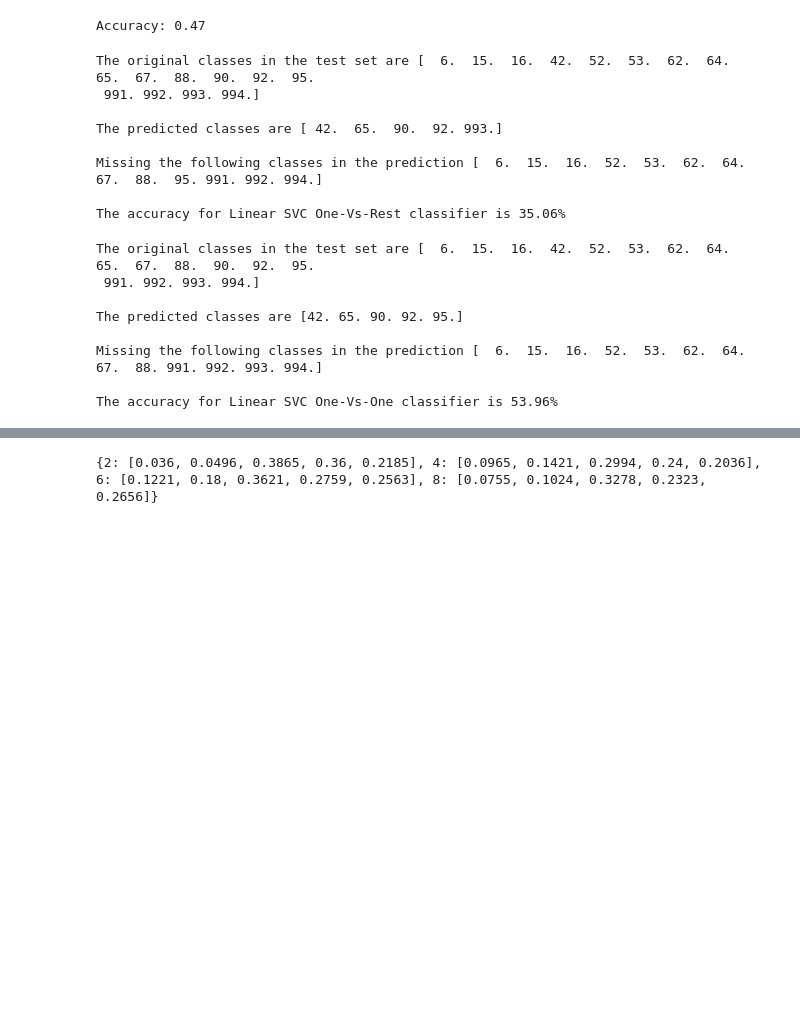
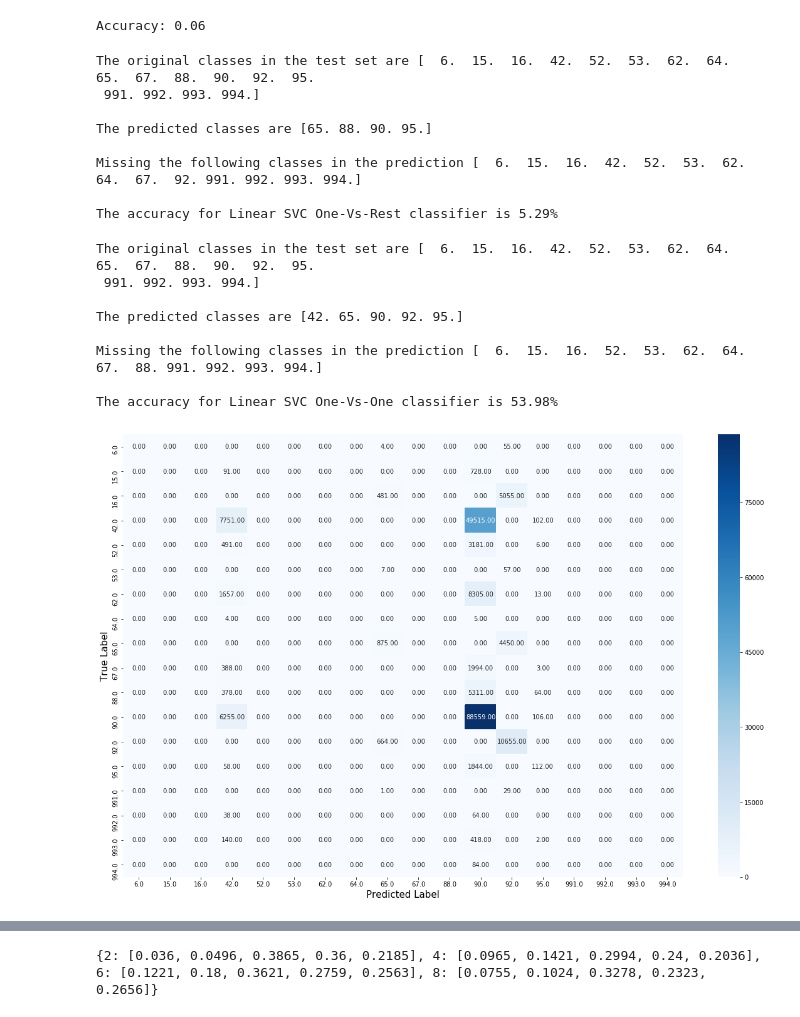
Before and after one commit to neerajkulk/ml_finalproj, a Jupyter notebook: Abdul_SVM.ipynb, the cells around one changed output, grey strips where cells are left out. Drawn from its saved outputs; the diff is of its cells as text; code cells hidden in the pictures; blank space fills up the shorter version.

```diff
--- a/Abdul_SVM.ipynb
+++ b/Abdul_SVM.ipynb
@@ -44,3 +47,36 @@ y_test = dataframes_test_metadata[300000:500000,[10]]
 # Use some of the test data as training
 y = np.append(y,dataframes_test_metadata[:300000,[10]],0)
 X = np.append(X,np.nan_to_num(dataframes_test_metadata[:300000,:9]),0)
+# %%
+# Build a reasonably balanced and small dataset
+new_X_train = []
+new_y_train = []
+new_X_test = []
+new_y_test = []
+classes = np.unique(y)
+for i in classes:
+    counter = 0
+    random_value = np.random.randint(1000, 1500, size=(1,))
+    for j in range(len(X)):
+        if(i == y[j]):
+            new_X_train.append(X[j])
+            new_y_train.append(y[j])
+            counter += 1
+        if(counter == random_value[0]):
+            break
+
+for i in classes:
+    counter = 0
+    random_value = np.random.randint(500, 1000, size=(1,))
+    for j in range(len(X_test)):
+        if(i == y_test[j]):
+            new_X_test.append(X_test[j])
+            new_y_test.append(y_test[j])
+            counter += 1
+        if(counter == random_value[0]):
+            break
+
+X = np.array(new_X_train)
+y = np.array(new_y_train)
+X_test = np.array(new_X_test)
+y_test = np.array(new_y_test)
@@ -83,11 +143,12 @@ print(w)
 # %%
+# Meaningless! Just to see what happens!
 clf = LogisticRegression(multi_class = 'ovr').fit(X, y)
 y_pred = clf.predict(X_test)
 
 accuracy = metrics.accuracy_score(y_test, y_pred)
 print('Accuracy: {:.2f}'.format(accuracy))
 # %% [output]
-Accuracy: 0.47
+Accuracy: 0.06
 # %%
 # Running a SVC classifier using crammer_singer strategy for multi class classification.
 # NOT recommended according to scikit-learn documentation
@@ -112,26 +173,28 @@ print("The accuracy for Linear SVC One-Vs-Rest classifier is " + "{:.2%}".format
 The original classes in the test set are [  6.  15.  16.  42.  52.  53.  62.  64.  65.  67.  88.  90.  92.  95.
  991. 992. 993. 994.]
 
-The predicted classes are [ 42.  65.  90.  92. 993.]
+The predicted classes are [65. 88. 90. 95.]
 
-Missing the following classes in the prediction [  6.  15.  16.  52.  53.  62.  64.  67.  88.  95. 991. 992. 994.]
+Missing the following classes in the prediction [  6.  15.  16.  42.  52.  53.  62.  64.  67.  92. 991. 992. 993. 994.]
 
-The accuracy for Linear SVC One-Vs-Rest classifier is 35.06%
+The accuracy for Linear SVC One-Vs-Rest classifier is 5.29%
 # %%
 # Running a OneVsOneClassifier classifier using LinearSVC as the estimator.
 SVC_OVO = OneVsOneClassifier(LinearSVC(penalty='l1', dual=False, tol=1e-13), -1)
 Predictions_SVC_OVO = SVC_OVO.fit(X,y).predict(X_test)
 
 print("The original classes in the test set are", np.unique(y_test), "\n")
 print("The predicted classes are", np.unique(Predictions_SVC_OVO), "\n")
 print("Missing the following classes in the prediction", np.setdiff1d(np.unique(y_test),np.unique(Predictions_SVC_OVO)), "\n")
 print("The accuracy for Linear SVC One-Vs-One classifier is " + "{:.2%}".format(SVC_OVO.score(X_test, y_test)))
+confusion_matrix_plot(y_test, Predictions_SVC_OVO, 'LinearSVC_OVO')
 # %% [output]
 The original classes in the test set are [  6.  15.  16.  42.  52.  53.  62.  64.  65.  67.  88.  90.  92.  95.
  991. 992. 993. 994.]
 
 The predicted classes are [42. 65. 90. 92. 95.]
 
 Missing the following classes in the prediction [  6.  15.  16.  52.  53.  62.  64.  67.  88. 991. 992. 993. 994.]
 
-The accuracy for Linear SVC One-Vs-One classifier is 53.96%
+The accuracy for Linear SVC One-Vs-One classifier is 53.98%
+[figure, added]
```
Also changed, not shown: parts of 18 cells of this notebook.
